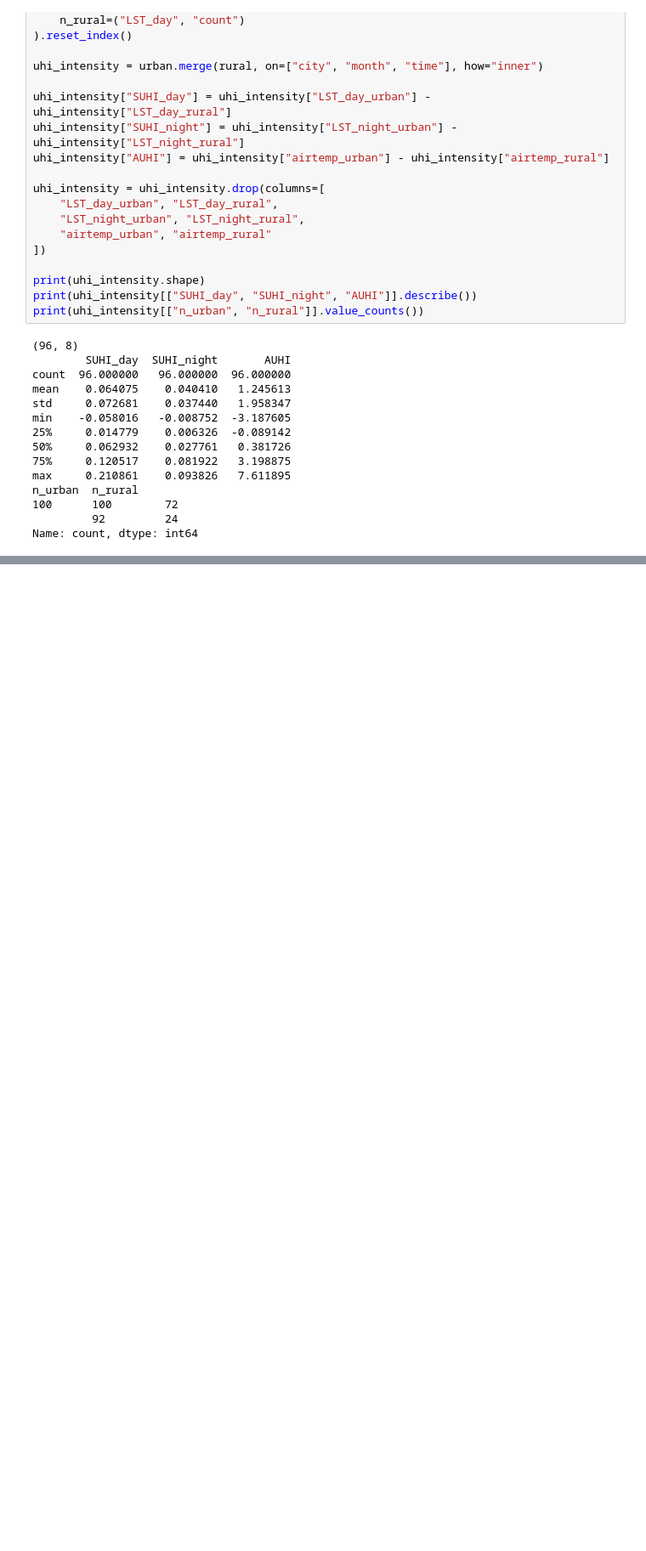
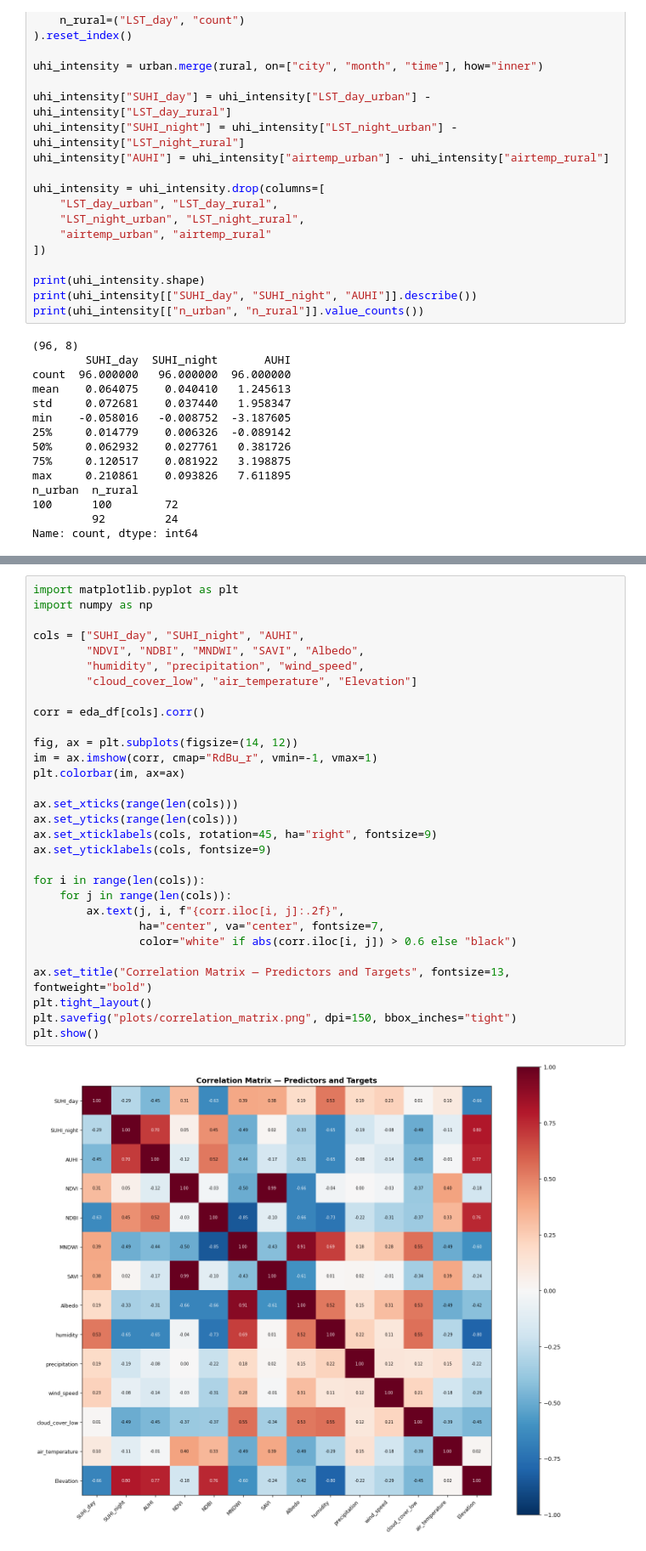
Before and after one commit to Peplinn/uhi-modelling, a Jupyter notebook: playground.ipynb, the cells around one changed output, grey strips where cells are left out. Shown at 85% size. Cells and saved outputs as stored; diff of their text form; blank space fills up the shorter version.

```diff
--- a/playground.ipynb
+++ b/playground.ipynb
@@ -508,0 +612,32 @@ dtype: int64
+# %%
+import matplotlib.pyplot as plt
+import numpy as np
+
+cols = ["SUHI_day", "SUHI_night", "AUHI",
+        "NDVI", "NDBI", "MNDWI", "SAVI", "Albedo",
+        "humidity", "precipitation", "wind_speed",
+        "cloud_cover_low", "air_temperature", "Elevation"]
+
+corr = eda_df[cols].corr()
+
+fig, ax = plt.subplots(figsize=(14, 12))
+im = ax.imshow(corr, cmap="RdBu_r", vmin=-1, vmax=1)
+plt.colorbar(im, ax=ax)
+
+ax.set_xticks(range(len(cols)))
+ax.set_yticks(range(len(cols)))
+ax.set_xticklabels(cols, rotation=45, ha="right", fontsize=9)
+ax.set_yticklabels(cols, fontsize=9)
+
+for i in range(len(cols)):
+    for j in range(len(cols)):
+        ax.text(j, i, f"{corr.iloc[i, j]:.2f}",
+                ha="center", va="center", fontsize=7,
+                color="white" if abs(corr.iloc[i, j]) > 0.6 else "black")
+
+ax.set_title("Correlation Matrix — Predictors and Targets", fontsize=13, fontweight="bold")
+plt.tight_layout()
+plt.savefig("plots/correlation_matrix.png", dpi=150, bbox_inches="tight")
+plt.show()
+# %% [output]
+[figure, added]
```
Also changed, not shown: parts of 23 cells of this notebook, 2 other files.
